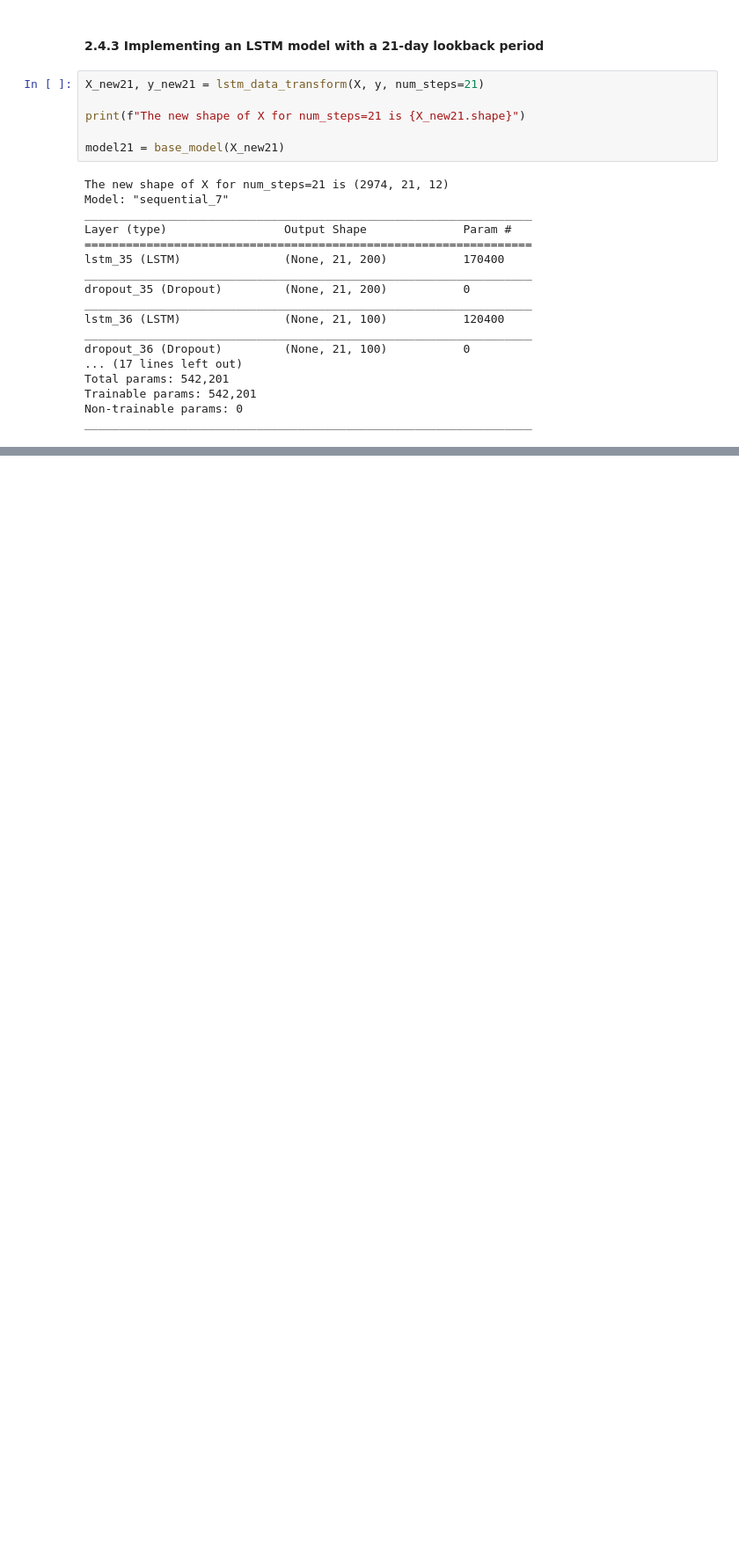
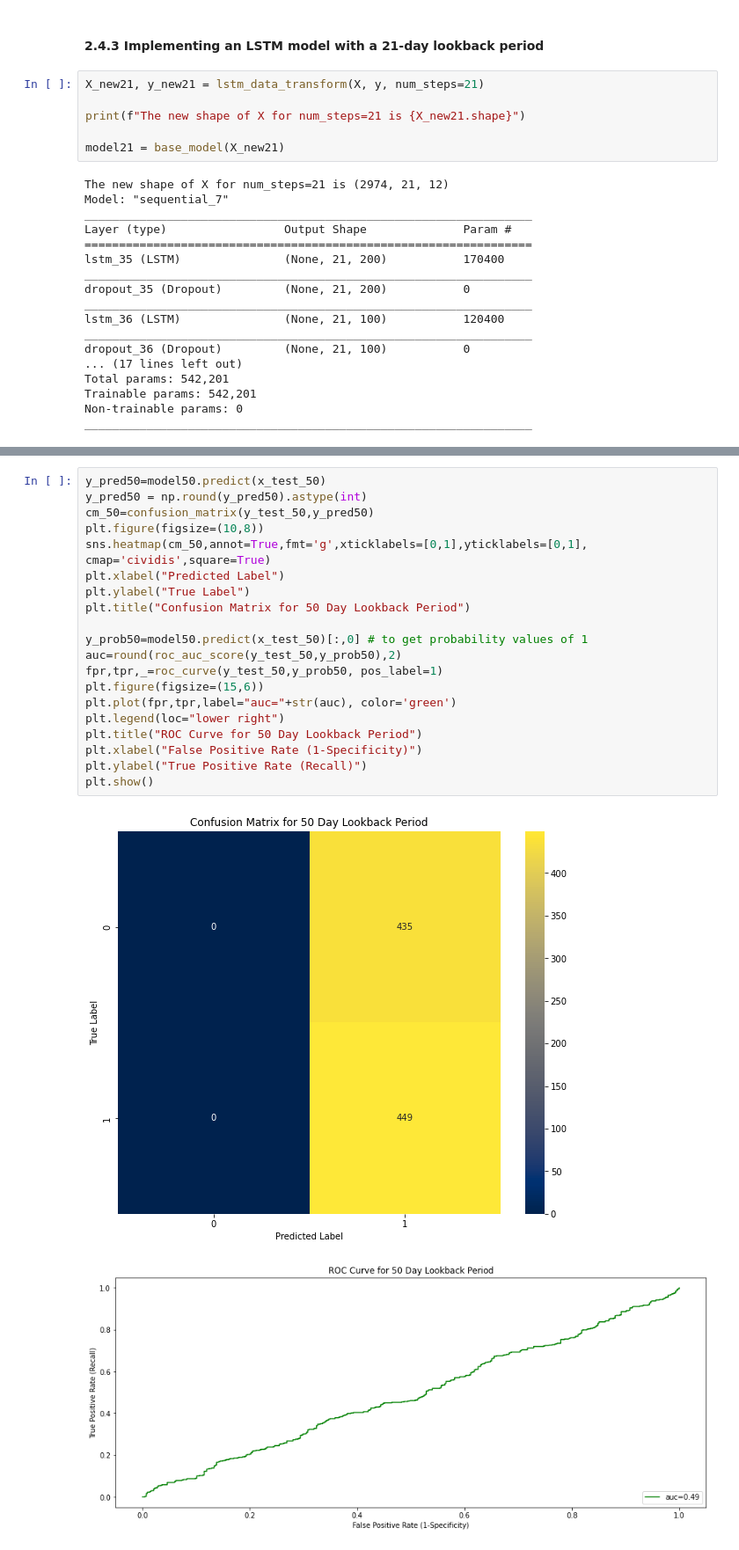
Before and after one commit to fabulouskorex/Capstone-Project, a Jupyter notebook: Deep_Learning_in_Finance.ipynb, the cells around one changed output, grey strips where cells are left out. Shown at 88% size. Saved outputs shown, nothing was run; the diff lists cells and outputs as text; blank space fills up the shorter version.

```diff
--- a/Deep_Learning_in_Finance.ipynb
+++ b/Deep_Learning_in_Finance.ipynb
@@ -1780,0 +1874,23 @@ plt.show()
+# %%
+y_pred50=model50.predict(x_test_50)
+y_pred50 = np.round(y_pred50).astype(int)
+cm_50=confusion_matrix(y_test_50,y_pred50)
+plt.figure(figsize=(10,8))
+sns.heatmap(cm_50,annot=True,fmt='g',xticklabels=[0,1],yticklabels=[0,1], cmap='cividis',square=True)
+plt.xlabel("Predicted Label")
+plt.ylabel("True Label")
+plt.title("Confusion Matrix for 50 Day Lookback Period")
+
+y_prob50=model50.predict(x_test_50)[:,0] # to get probability values of 1
+auc=round(roc_auc_score(y_test_50,y_prob50),2)
+fpr,tpr,_=roc_curve(y_test_50,y_prob50, pos_label=1)
+plt.figure(figsize=(15,6))
+plt.plot(fpr,tpr,label="auc="+str(auc), color='green')
+plt.legend(loc="lower right")
+plt.title("ROC Curve for 50 Day Lookback Period")
+plt.xlabel("False Positive Rate (1-Specificity)")
+plt.ylabel("True Positive Rate (Recall)")
+plt.show()
+# %% [output]
+[figure, added]
+[figure, added]
```
Also changed, not shown: parts of 43 cells of this notebook.
